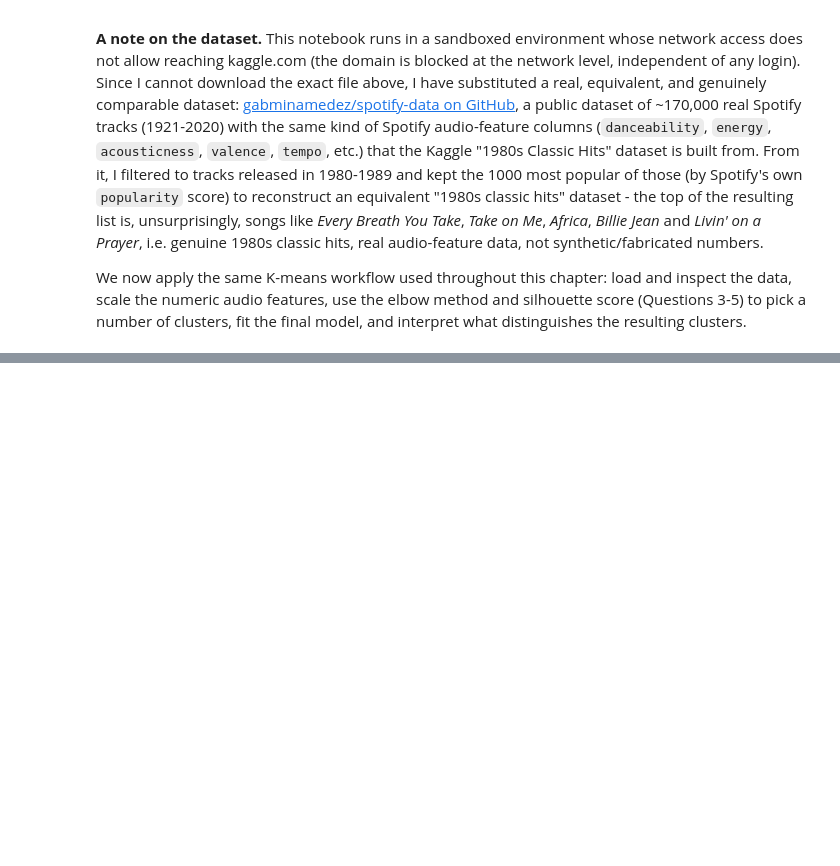
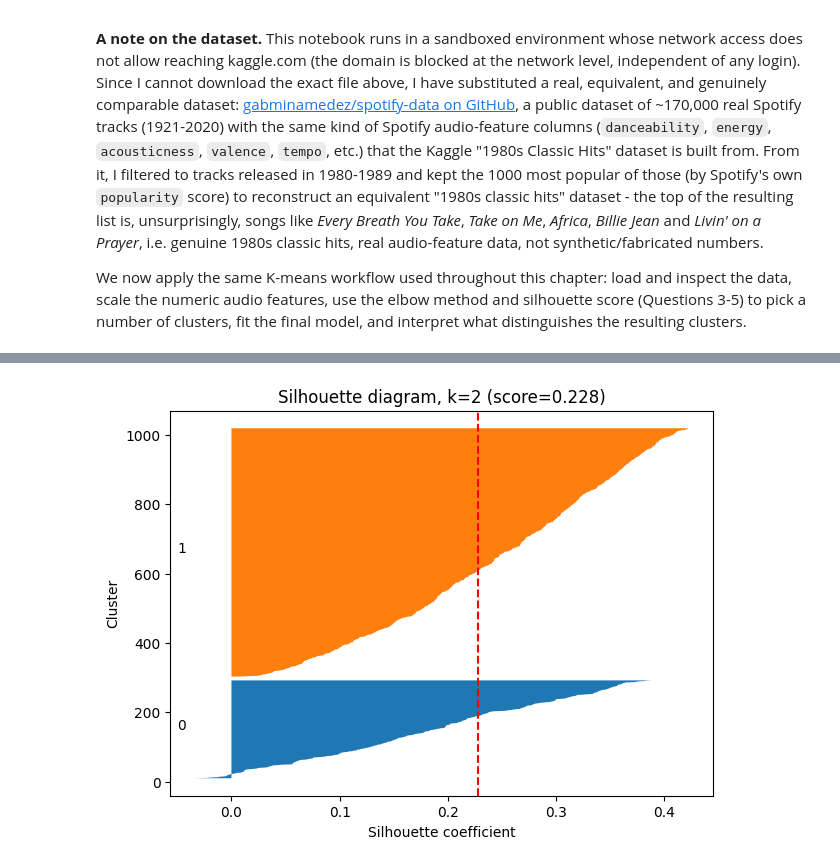
Before and after one commit to arbazshah52/Individual-Machine-Learning, a Jupyter notebook: Kapital6/Kapital6kod.ipynb, the cells around one changed output, grey strips where cells are left out. Saved outputs shown, nothing was run; the diff lists cells and outputs as text; code cells hidden in the pictures; blank space fills up the shorter version.

```diff
--- a/Kapital6/Kapital6kod.ipynb
+++ b/Kapital6/Kapital6kod.ipynb
@@ -183,0 +281,27 @@ We now apply the same K-means workflow used throughout this chapter: load and in
+# %%
+def plot_silhouette_diagram(X, k, random_state=RANDOM_STATE):
+    km = KMeans(n_clusters=k, n_init=10, random_state=random_state)
+    labels = km.fit_predict(X)
+    sil_values = silhouette_samples(X, labels)
+    sc = silhouette_score(X, labels)
+
+    fig, ax = plt.subplots(figsize=(7, 5))
+    y_lower = 10
+    for i in range(k):
+        ith_values = np.sort(sil_values[labels == i])
+        size_i = len(ith_values)
+        y_upper = y_lower + size_i
+        ax.fill_betweenx(np.arange(y_lower, y_upper), 0, ith_values)
+        ax.text(-0.05, y_lower + 0.5 * size_i, str(i))
+        y_lower = y_upper + 10
+
+    ax.axvline(x=sc, color="red", linestyle="--")
+    ax.set_xlabel("Silhouette coefficient")
+    ax.set_ylabel("Cluster")
+    ax.set_title(f"Silhouette diagram, k={k} (score={sc:.3f})")
+    plt.show()
+    return km, labels
+
+kmeans_hits, hits_labels = plot_silhouette_diagram(X_hits_scaled, best_k_hits)
+# %% [output]
+[figure, added]
```
Also changed, not shown: parts of 6 cells of this notebook.
